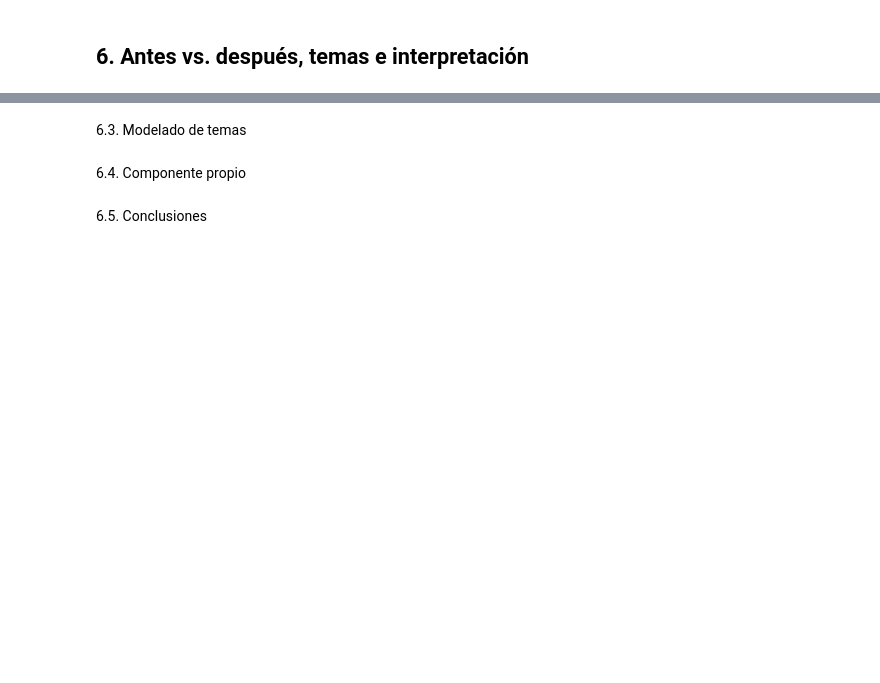
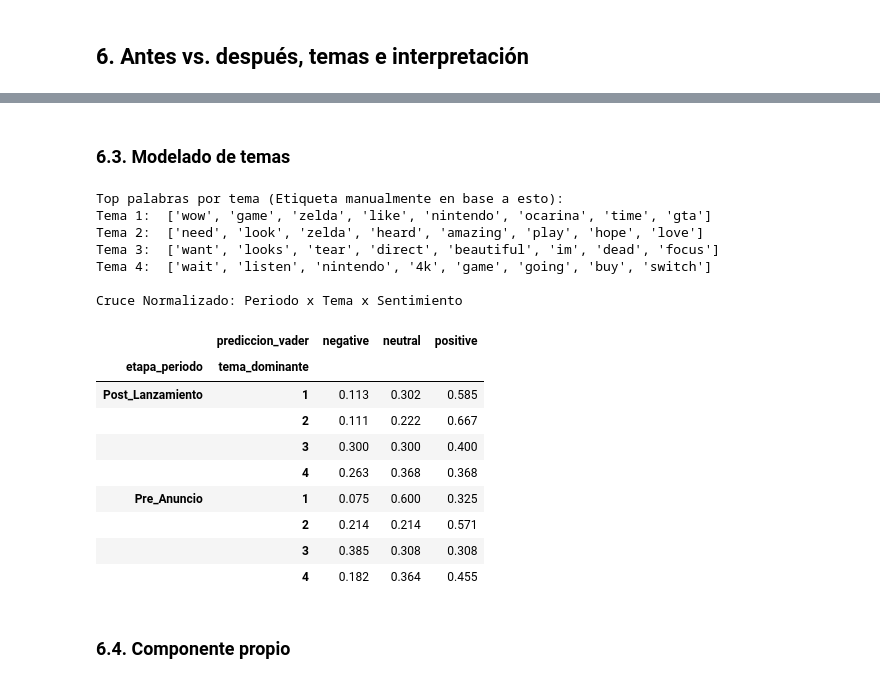
Before and after one commit to marttapia2023/Tarea-1-PNL, a Jupyter notebook: LLM.ipynb, the cells around one changed output, grey strips where cells are left out. Saved outputs shown, nothing was run; the diff lists cells and outputs as text; code cells hidden in the pictures; blank space fills up the shorter version.

Commit message:
[FEAT]: Temas e interpretacion.

```diff
--- a/LLM.ipynb
+++ b/LLM.ipynb
@@ -974,6 +1090,47 @@ else:
 # %% [markdown]
-6.3. Modelado de temas
+### 6.3. Modelado de temas
+# %%
+from sklearn.decomposition import LatentDirichletAllocation
+
+vectorizer_lda = TfidfVectorizer(stop_words='english', max_features=1000, min_df=2)
+matriz_lda = vectorizer_lda.fit_transform(df_comentarios['texto'].fillna(""))
+
+# K=4 temas justificado por el tamaño de la muestra de evaluación (200 registros)
+lda_model = LatentDirichletAllocation(n_components=4, random_state=42, learning_method='online')
+temas_resultado = lda_model.fit_transform(matriz_lda)
+
+palabras_lda = vectorizer_lda.get_feature_names_out()
+print("Top palabras por tema (Etiqueta manualmente en base a esto):")
+for i, topic in enumerate(lda_model.components_):
+    print(f"Tema {i+1}: ", [palabras_lda[j] for j in topic.argsort()[-8:]])
+
+# Asignar tema y cruzar
+df_comentarios['tema_dominante'] = temas_resultado.argmax(axis=1) + 1
+cruce_temas = pd.crosstab(
+    index=[df_comentarios['etapa_periodo'], df_comentarios['tema_dominante']],
+    columns=df_comentarios[columna_modelo],
+    normalize='index'
+)
+
+print("\nCruce Normalizado: Periodo x Tema x Sentimiento")
+display(cruce_temas[clases].round(3))
+# %% [output]
+Top palabras por tema (Etiqueta manualmente en base a esto):
+Tema 1:  ['wow', 'game', 'zelda', 'like', 'nintendo', 'ocarina', 'time', 'gta']
+Tema 2:  ['need', 'look', 'zelda', 'heard', 'amazing', 'play', 'hope', 'love']
+Tema 3:  ['want', 'looks', 'tear', 'direct', 'beautiful', 'im', 'dead', 'focus']
+Tema 4:  ['wait', 'listen', 'nintendo', '4k', 'game', 'going', 'buy', 'switch']
+
+Cruce Normalizado: Periodo x Tema x Sentimiento
+|  | prediccion_vader | negative | neutral | positive |
+| etapa_periodo | tema_dominante |  |  |  |
+| Post_Lanzamiento | 1 | 0.113 | 0.302 | 0.585 |
+|  | 2 | 0.111 | 0.222 | 0.667 |
+|  | 3 | 0.300 | 0.300 | 0.400 |
+|  | 4 | 0.263 | 0.368 | 0.368 |
+| Pre_Anuncio | 1 | 0.075 | 0.600 | 0.325 |
+|  | 2 | 0.214 | 0.214 | 0.571 |
+|  | 3 | 0.385 | 0.308 | 0.308 |
+|  | 4 | 0.182 | 0.364 | 0.455 |
 # %% [markdown]
-6.4. Componente propio
+### 6.4. Componente propio
-# %% [markdown]
-6.5. Conclusiones
```
Also changed, not shown: parts of 12 cells of this notebook.
